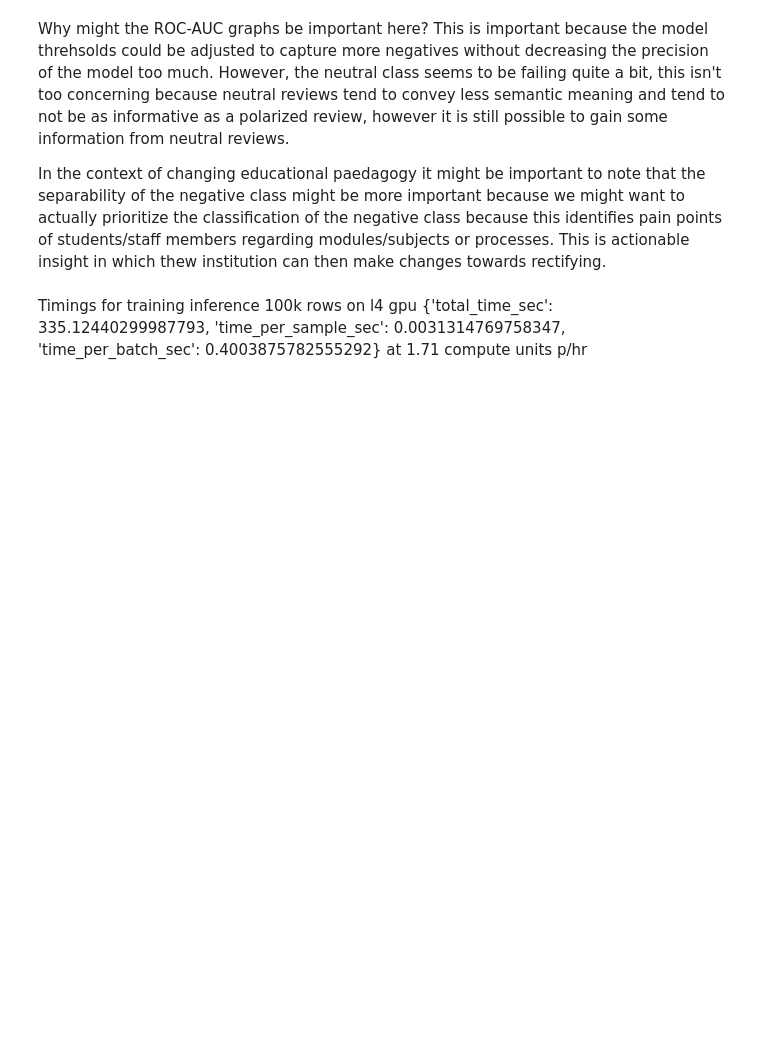
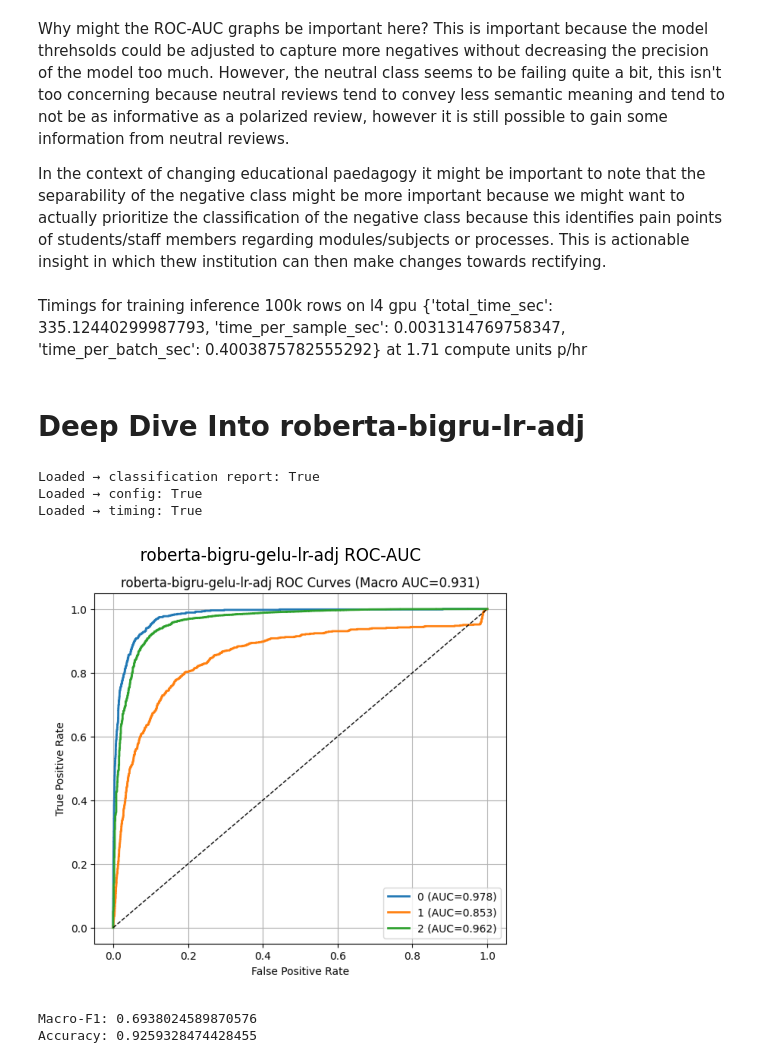
Before and after one commit to AlessandroGo/NLP_SA_ITRPA, a Jupyter notebook: results_analysis.ipynb, the cells around one changed output. Drawn from its saved outputs; the diff is of its cells as text; code cells hidden in the pictures; blank space fills up the shorter version.

```diff
--- a/results_analysis.ipynb
+++ b/results_analysis.ipynb
@@ -321,3 +336,74 @@ Why might the ROC-AUC graphs be important here? This is important because the mo
 In the context of changing educational paedagogy it might be important to note that the separability of the negative class might be more important because we might want to actually prioritize the classification of the negative class because this identifies pain points of students/staff members regarding modules/subjects or processes. This is actionable insight in which thew institution can then make changes towards rectifying.
 # %% [markdown]
 Timings for training inference 100k rows on l4 gpu {'total_time_sec': 335.12440299987793, 'time_per_sample_sec': 0.0031314769758347, 'time_per_batch_sec': 0.4003875782555292} at 1.71 compute units p/hr
+# %% [markdown]
+# Deep Dive Into roberta-bigru-lr-adj
+# %%
+# MODEL TAG
+BIGRU = "roberta-bigru-gelu-lr-adj"
+BASE = f"outputs_colab_final/{BIGRU}"
+
+# --- Load JSON files ---
+BIGRU_classification_report = None
+BIGRU_config = None
+BIGRU_timing_log = None
+
+for f in os.listdir(BASE):
+    path = os.path.join(BASE, f)
+
+    if f.endswith("classification_report.json"):
+        with open(path, "r") as jf:
+            BIGRU_classification_report = json.load(jf)
+
+    elif f.endswith("config.json"):
+        with open(path, "r") as jf:
+            BIGRU_config = json.load(jf)
+
+    elif f.endswith("timing_log.json"):
+        with open(path, "r") as jf:
+            BIGRU_timing_log = json.load(jf)
+
+print("Loaded → classification report:", BIGRU_classification_report is not None)
+print("Loaded → config:", BIGRU_config is not None)
+print("Loaded → timing:", BIGRU_timing_log is not None)
+
+
+# --- Load images ---
+BIGRU_roc_img = None
+BIGRU_graphs = {}
+
+for f in os.listdir(BASE):
+    path = os.path.join(BASE, f)
+
+    if f.endswith(".png") and "roc_auc" in f:
+        BIGRU_roc_img = Image.open(path)
+
+    # training loss, accuracy, general graphs
+    if f.endswith(".png") and any(x in f for x in ["graph", "training"]):
+        BIGRU_graphs[f] = Image.open(path)
+
+
+# --- Display ROC curve ---
+if BIGRU_roc_img:
+    plt.figure(figsize=(6,6))
+    plt.imshow(BIGRU_roc_img)
+    plt.axis("off")
+    plt.title(f"{BIGRU} ROC-AUC")
+    plt.show()
+else:
+    print("No ROC-AUC image found.")
+
+# --- Print metrics ---
+if BIGRU_classification_report:
+    BIGRU_macro_f1 = BIGRU_classification_report["macro avg"]["f1-score"]
+    BIGRU_accuracy = BIGRU_classification_report.get("accuracy")
+
+    print("Macro-F1:", BIGRU_macro_f1)
+    print("Accuracy:", BIGRU_accuracy)
+# %% [output]
+Loaded → classification report: True
+Loaded → config: True
+Loaded → timing: True
+[figure, added]
+Macro-F1: 0.6938024589870576
+Accuracy: 0.9259328474428455
```
Also changed, not shown: parts of 40 cells of this notebook.
